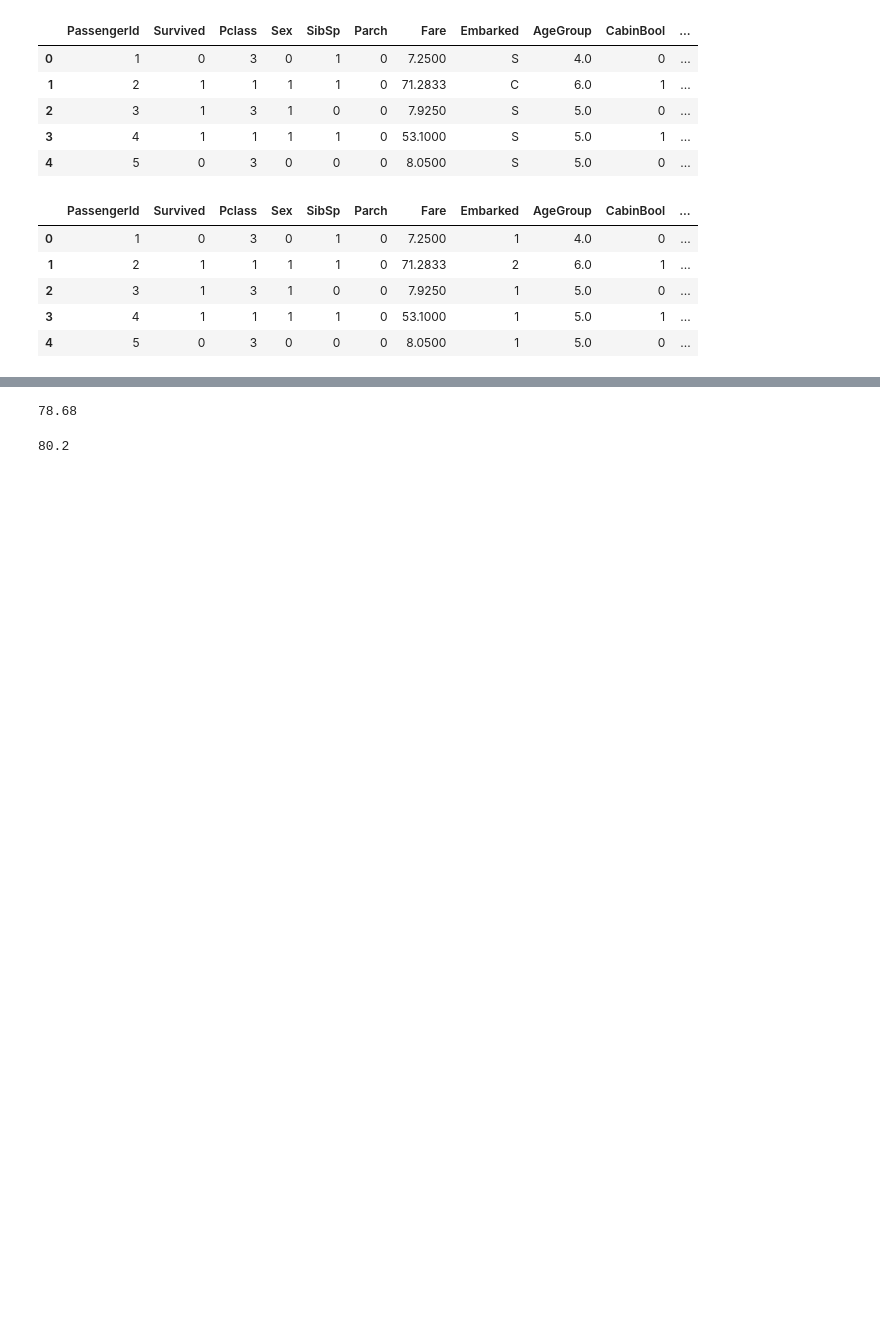
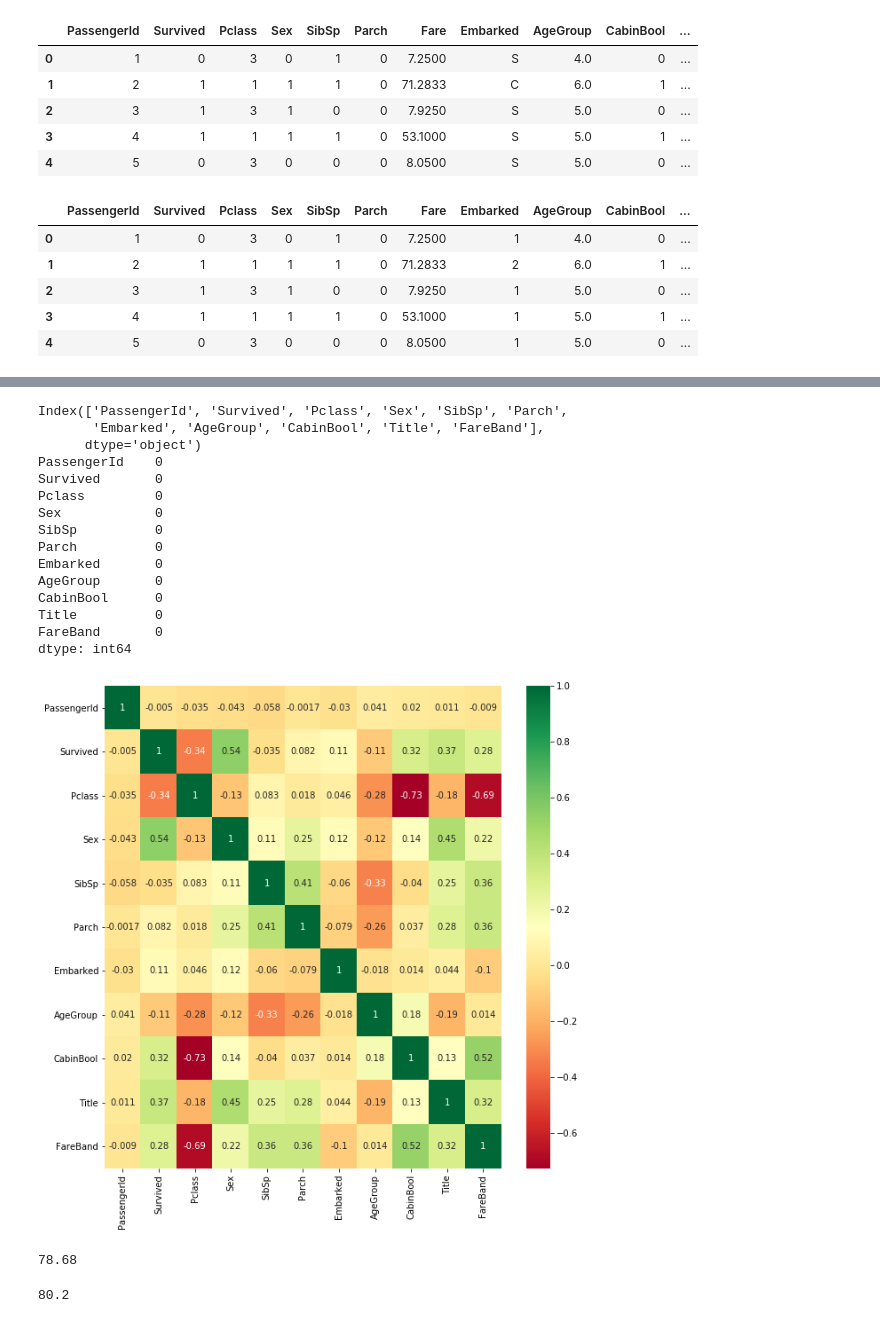
Before and after one commit to AbhishekJainAutomation/ML, a Jupyter notebook: TitanicDisaster/TitanicSurvivalPrediction.ipynb, the cells around one changed output, grey strips where cells are left out. Drawn from its saved outputs; the diff is of its cells as text; code cells hidden in the pictures; blank space fills up the shorter version.

```diff
--- a/TitanicDisaster/TitanicSurvivalPrediction.ipynb
+++ b/TitanicDisaster/TitanicSurvivalPrediction.ipynb
@@ -419,0 +410,4 @@ train.head()
+# %%
+train.dtypes
+train["FareBand"] = train["FareBand"].astype('int64')
+train.dtypes
@@ -420,3 +427,34 @@ train.head()
+# %%
+#check train data
+# train.head()
+corrmat = train.corr()
+top_corr_features = corrmat.index
+print(top_corr_features)
+plt.figure(figsize=(10,10))
+
+#plot heat map
+g=sns.heatmap(train[top_corr_features].corr(),annot=True,cmap="RdYlGn")
+
+print(pd.isnull(train).sum())
+# selected_columns = train.columns[columns]
+# print(selected_columns)
+# %% [output]
+Index(['PassengerId', 'Survived', 'Pclass', 'Sex', 'SibSp', 'Parch',
+       'Embarked', 'AgeGroup', 'CabinBool', 'Title', 'FareBand'],
+      dtype='object')
+PassengerId    0
+Survived       0
+Pclass         0
+Sex            0
+SibSp          0
+Parch          0
+Embarked       0
+AgeGroup       0
+CabinBool      0
+Title          0
+FareBand       0
+dtype: int64
+[figure, added]
 # %%
 from sklearn.model_selection import train_test_split
 
```
Also changed, not shown: parts of 10 cells of this notebook, 1 other file.
